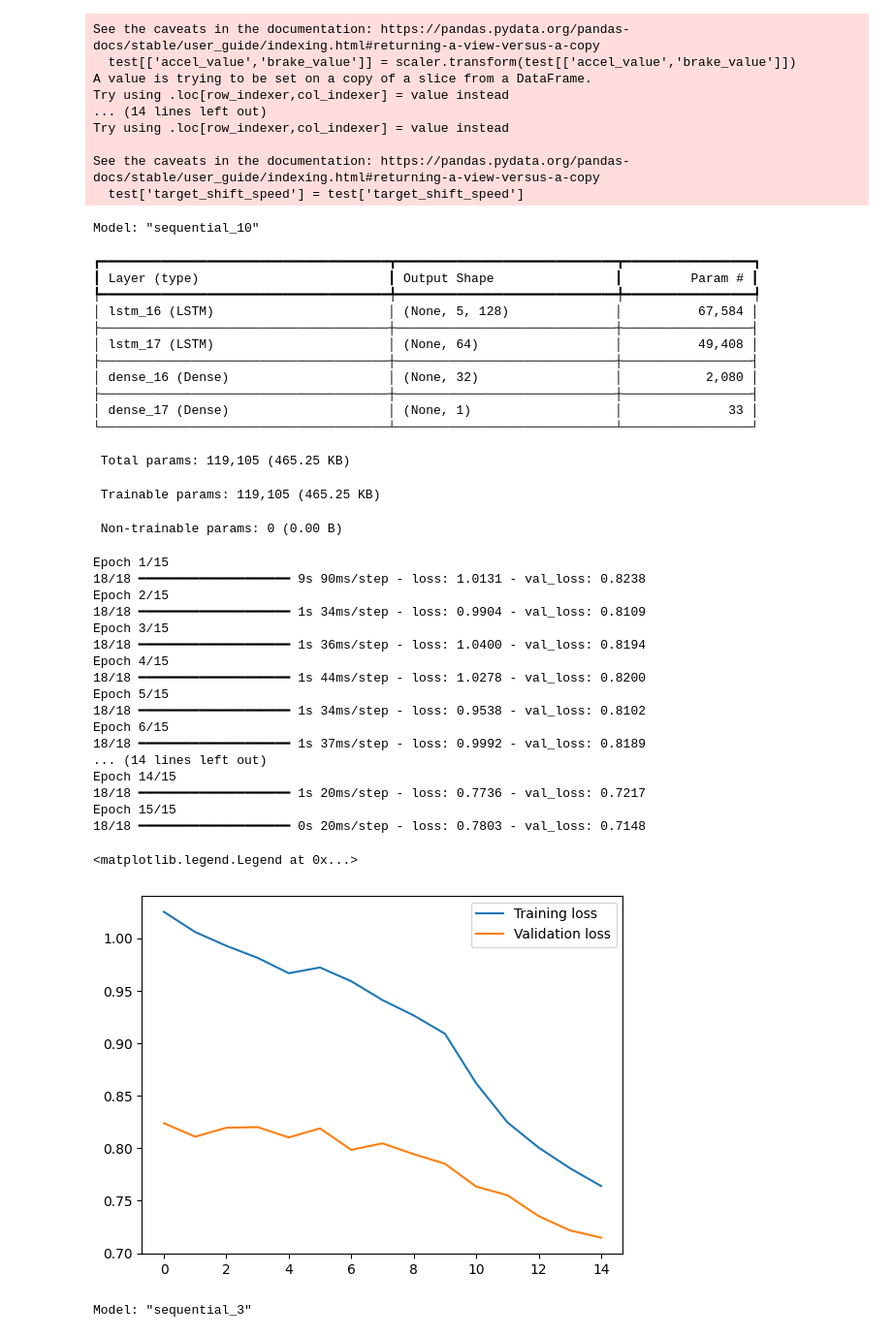
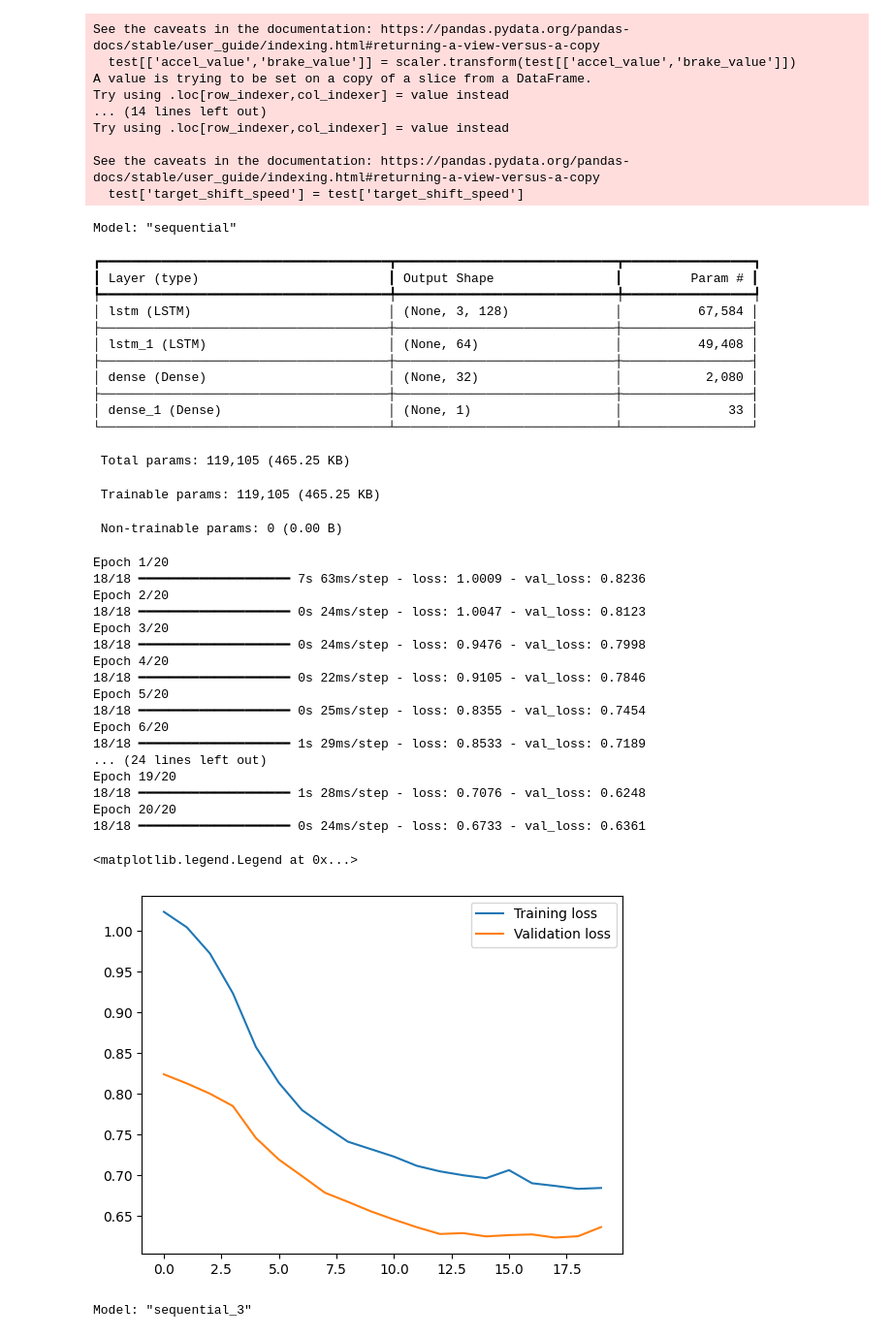
Before and after one commit to Project-Taba/AI, a Jupyter notebook: stop_dl.ipynb, the cells around one changed output. Shown at 97% size. Cells and saved outputs as stored; diff of their text form; code cells hidden in the pictures.

```diff
--- a/stop_dl.ipynb
+++ b/stop_dl.ipynb
@@ -94,7 +94,7 @@ Try using .loc[row_indexer,col_indexer] = value instead
 See the caveats in the documentation: https://pandas.pydata.org/pandas-docs/stable/user_guide/indexing.html#returning-a-view-versus-a-copy
   test['target_shift_speed'] = test['target_shift_speed']
 # %%
-seq_size = 5  # Number of time steps to look back
+seq_size = 3  # Number of time steps to look back
 
 trainX = to_sequences(train[['accel_value', 'brake_value', 'shift_speed']], seq_size)
 testX = to_sequences(test[['accel_value', 'brake_value', 'shift_speed']], seq_size)
@@ -112,56 +112,56 @@ model.add(LSTM(128, input_shape=(trainX.shape[1], trainX.shape[2]), return_seque
 model.add(LSTM(64))
 # 두 번째 LSTM 레이어를 추가하며, 이번에는 시퀀스 출력을 사용하지 않습니다.
 
 model.add(Dense(32, activation='relu'))
 # 완전 연결 레이어를 추가하여 LSTM 출력을 더 복잡한 특성으로 변환합니다.
 
 model.add(Dense(trainY.shape[1]))
 # 최종 출력 레이어를 추가하여 target_shift_speed를 예측합니다.
 
 model.compile(optimizer='adam', loss='mae')
 model.summary()
 
 # 모델 학습
 history = model.fit(trainX, trainY, epochs=20, batch_size=128, validation_split=0.1, verbose=1)
 
 plt.plot(history.history['loss'], label='Training loss')
 plt.plot(history.history['val_loss'], label='Validation loss')
 plt.legend()
 # %% [output]
-Model: "sequential_10"
+Model: "sequential"
 ┏━━━━━━━━━━━━━━━━━━━━━━━━━━━━━━━━━━━━━━┳━━━━━━━━━━━━━━━━━━━━━━━━━━━━━┳━━━━━━━━━━━━━━━━━┓
 ┃ Layer (type)                         ┃ Output Shape                ┃         Param # ┃
 ┡━━━━━━━━━━━━━━━━━━━━━━━━━━━━━━━━━━━━━━╇━━━━━━━━━━━━━━━━━━━━━━━━━━━━━╇━━━━━━━━━━━━━━━━━┩
-│ lstm_16 (LSTM)                       │ (None, 5, 128)              │          67,584 │
+│ lstm (LSTM)                          │ (None, 3, 128)              │          67,584 │
 ├──────────────────────────────────────┼─────────────────────────────┼─────────────────┤
-│ lstm_17 (LSTM)                       │ (None, 64)                  │          49,408 │
+│ lstm_1 (LSTM)                        │ (None, 64)                  │          49,408 │
 ├──────────────────────────────────────┼─────────────────────────────┼─────────────────┤
-│ dense_16 (Dense)                     │ (None, 32)                  │           2,080 │
+│ dense (Dense)                        │ (None, 32)                  │           2,080 │
 ├──────────────────────────────────────┼─────────────────────────────┼─────────────────┤
-│ dense_17 (Dense)                     │ (None, 1)                   │              33 │
+│ dense_1 (Dense)                      │ (None, 1)                   │              33 │
 └──────────────────────────────────────┴─────────────────────────────┴─────────────────┘
  Total params: 119,105 (465.25 KB)
  Trainable params: 119,105 (465.25 KB)
  Non-trainable params: 0 (0.00 B)
-Epoch 1/15
-18/18 ━━━━━━━━━━━━━━━━━━━━ 9s 90ms/step - loss: 1.0131 - val_loss: 0.8238
-Epoch 2/15
-18/18 ━━━━━━━━━━━━━━━━━━━━ 1s 34ms/step - loss: 0.9904 - val_loss: 0.8109
-Epoch 3/15
-18/18 ━━━━━━━━━━━━━━━━━━━━ 1s 36ms/step - loss: 1.0400 - val_loss: 0.8194
-Epoch 4/15
-18/18 ━━━━━━━━━━━━━━━━━━━━ 1s 44ms/step - loss: 1.0278 - val_loss: 0.8200
-Epoch 5/15
-18/18 ━━━━━━━━━━━━━━━━━━━━ 1s 34ms/step - loss: 0.9538 - val_loss: 0.8102
-Epoch 6/15
-18/18 ━━━━━━━━━━━━━━━━━━━━ 1s 37ms/step - loss: 0.9992 - val_loss: 0.8189
-... (14 lines left out)
-Epoch 14/15
-18/18 ━━━━━━━━━━━━━━━━━━━━ 1s 20ms/step - loss: 0.7736 - val_loss: 0.7217
-Epoch 15/15
-18/18 ━━━━━━━━━━━━━━━━━━━━ 0s 20ms/step - loss: 0.7803 - val_loss: 0.7148
+Epoch 1/20
+18/18 ━━━━━━━━━━━━━━━━━━━━ 7s 63ms/step - loss: 1.0009 - val_loss: 0.8236
+Epoch 2/20
+18/18 ━━━━━━━━━━━━━━━━━━━━ 0s 24ms/step - loss: 1.0047 - val_loss: 0.8123
+Epoch 3/20
+18/18 ━━━━━━━━━━━━━━━━━━━━ 0s 24ms/step - loss: 0.9476 - val_loss: 0.7998
+Epoch 4/20
+18/18 ━━━━━━━━━━━━━━━━━━━━ 0s 22ms/step - loss: 0.9105 - val_loss: 0.7846
+Epoch 5/20
+18/18 ━━━━━━━━━━━━━━━━━━━━ 0s 25ms/step - loss: 0.8355 - val_loss: 0.7454
+Epoch 6/20
+18/18 ━━━━━━━━━━━━━━━━━━━━ 1s 29ms/step - loss: 0.8533 - val_loss: 0.7189
+... (24 lines left out)
+Epoch 19/20
+18/18 ━━━━━━━━━━━━━━━━━━━━ 1s 28ms/step - loss: 0.7076 - val_loss: 0.6248
+Epoch 20/20
+18/18 ━━━━━━━━━━━━━━━━━━━━ 0s 24ms/step - loss: 0.6733 - val_loss: 0.6361
 <matplotlib.legend.Legend at 0x...>
-[figure, old version]
+[figure, new version]
 # %%
 # seq_size = 3  # Number of time steps to look back
 
```
Also changed, not shown: parts of 1 cell of this notebook, 4 other files.
